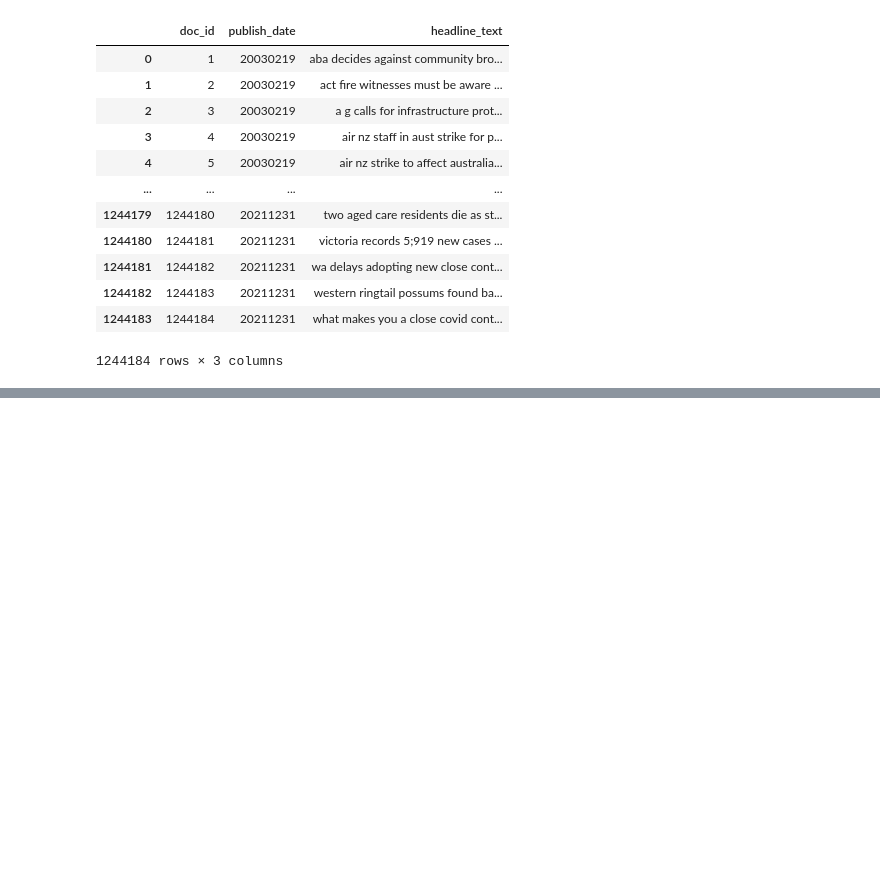
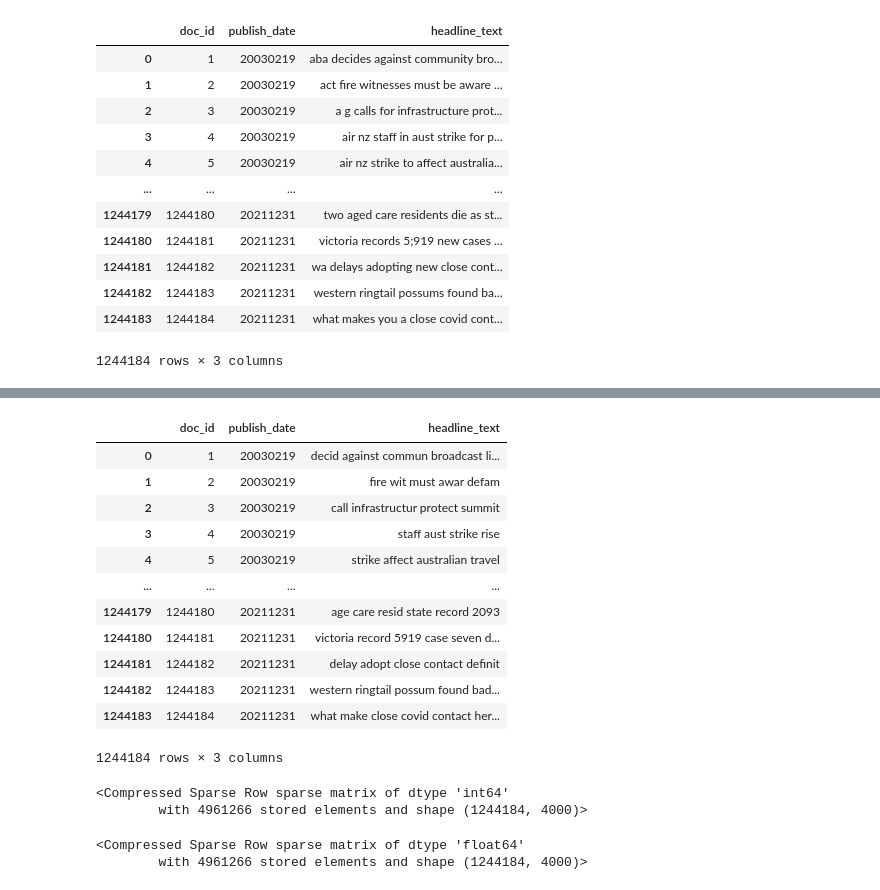
Before and after one commit to KrishnanditoLksn/News-InformationRetrieval, a Jupyter notebook: read_datas.ipynb, the cells around one changed output, grey strips where cells are left out. Drawn from its saved outputs; the diff is of its cells as text; code cells hidden in the pictures; blank space fills up the shorter version.

```diff
--- a/read_datas.ipynb
+++ b/read_datas.ipynb
@@ -191,0 +216,3 @@ news_data
+# %%
+tokenized_news = news_data
+tokenized_news['headline_text']
@@ -191,0 +238,16 @@ news_data
+# %%
+tokenized_news
+# %% [output]
+|  | doc_id | publish_date | headline_text |
+| 0 | 1 | 20030219 | decid against commun broadcast li... |
+| 1 | 2 | 20030219 | fire wit must awar defam |
+| 2 | 3 | 20030219 | call infrastructur protect summit |
+| 3 | 4 | 20030219 | staff aust strike rise |
+| 4 | 5 | 20030219 | strike affect australian travel |
+| ... | ... | ... | ... |
+| 1244179 | 1244180 | 20211231 | age care resid state record 2093 |
+| 1244180 | 1244181 | 20211231 | victoria record 5919 case seven d... |
+| 1244181 | 1244182 | 20211231 | delay adopt close contact definit |
+| 1244182 | 1244183 | 20211231 | western ringtail possum found bad... |
+| 1244183 | 1244184 | 20211231 | what make close covid contact her... |
+1244184 rows × 3 columns
@@ -191,0 +260,10 @@ news_data
+# %%
+doc_term_matrix
+# %% [output]
+<Compressed Sparse Row sparse matrix of dtype 'int64'
+        with 4961266 stored elements and shape (1244184, 4000)>
+# %%
+document_term_matrix_tfidf
+# %% [output]
+<Compressed Sparse Row sparse matrix of dtype 'float64'
+        with 4961266 stored elements and shape (1244184, 4000)>
```
Also changed, not shown: parts of 15 cells of this notebook.
